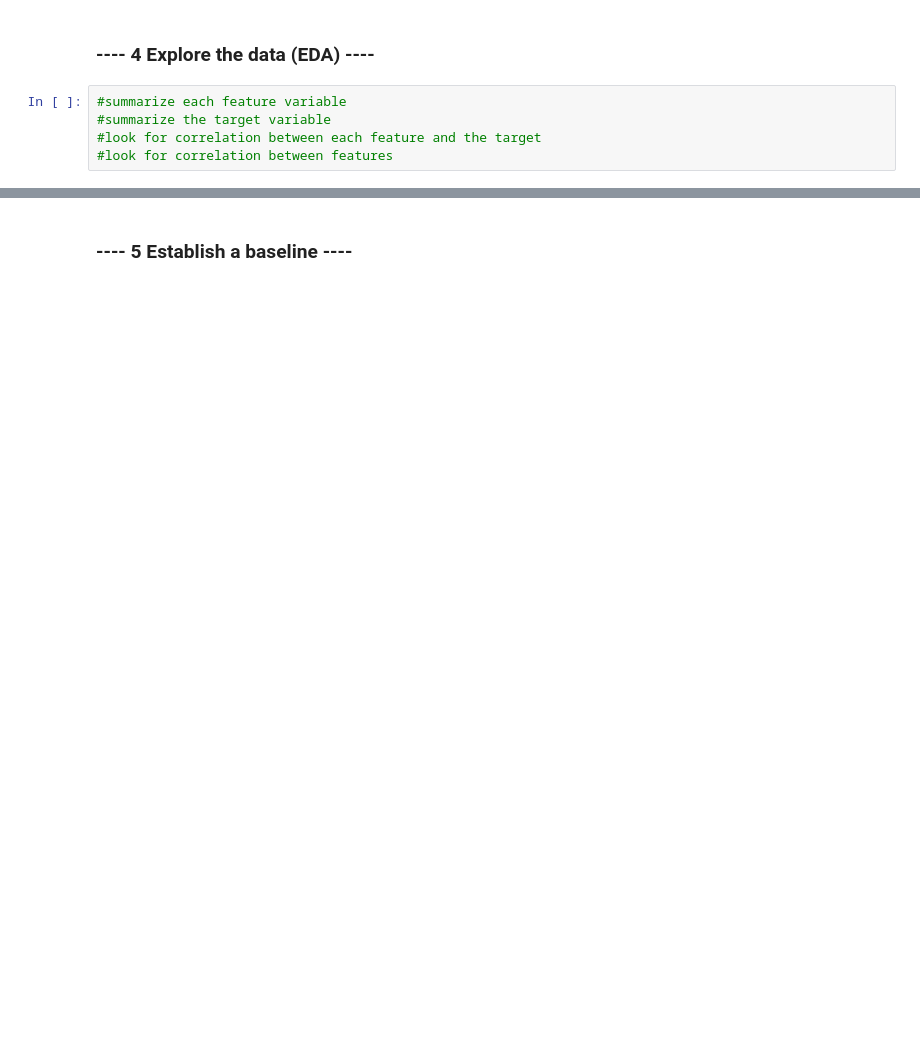
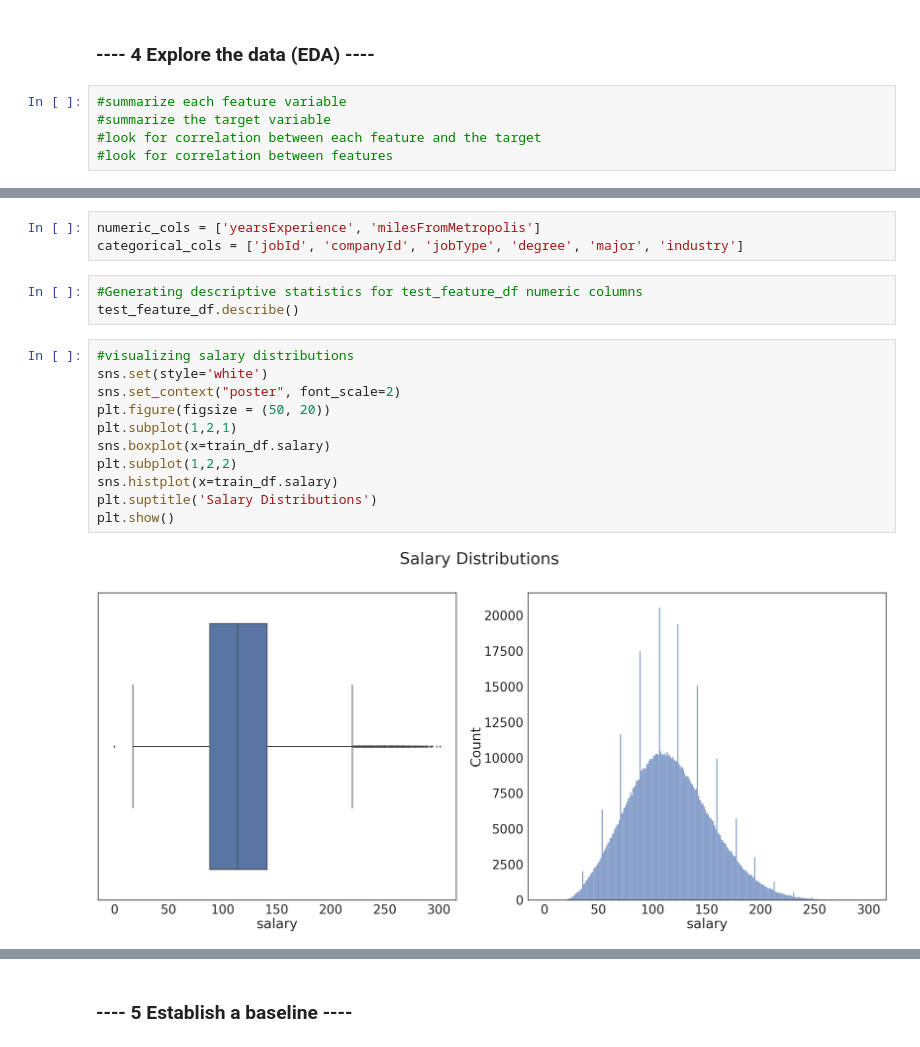
Before and after one commit to kevinmoldovan/salarypredictionsproject, a Jupyter notebook: First Portfolio Project.ipynb, the cells around one changed output, grey strips where cells are left out. Drawn from its saved outputs; the diff is of its cells as text; blank space fills up the shorter version.

```diff
--- a/First Portfolio Project.ipynb
+++ b/First Portfolio Project.ipynb
@@ -199,0 +234,19 @@ train_df
+# %%
+numeric_cols = ['yearsExperience', 'milesFromMetropolis']
+categorical_cols = ['jobId', 'companyId', 'jobType', 'degree', 'major', 'industry']
+# %%
+#Generating descriptive statistics for test_feature_df numeric columns
+test_feature_df.describe()
+# %%
+#visualizing salary distributions
+sns.set(style='white')
+sns.set_context("poster", font_scale=2)
+plt.figure(figsize = (50, 20))
+plt.subplot(1,2,1)
+sns.boxplot(x=train_df.salary)
+plt.subplot(1,2,2)
+sns.histplot(x=train_df.salary)
+plt.suptitle('Salary Distributions')
+plt.show()
+# %% [output]
+[figure, added]
```
Also changed, not shown: parts of 84 cells of this notebook.
